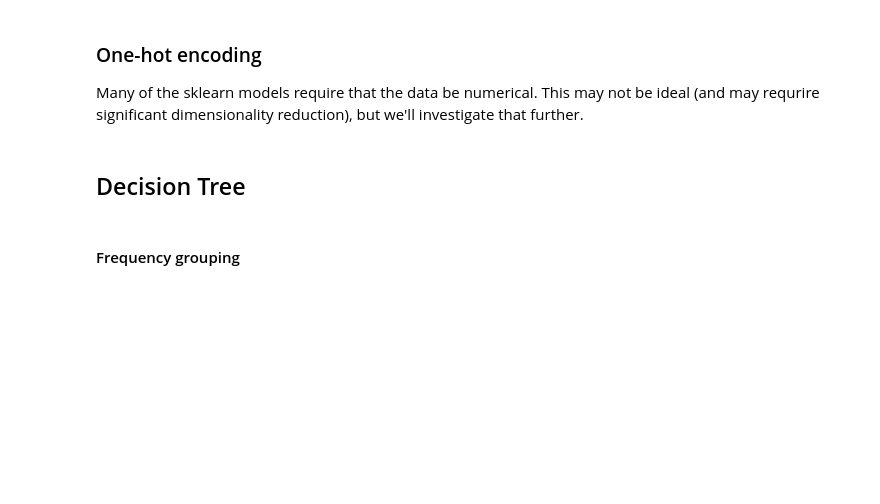
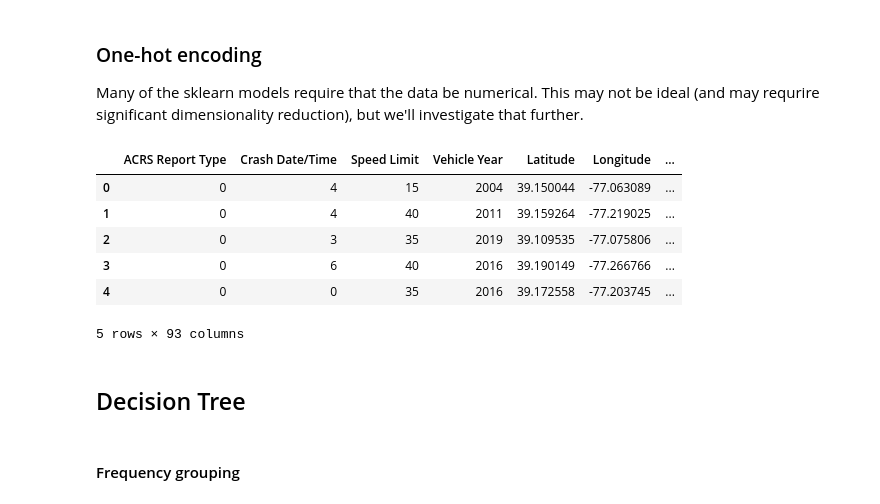
Before and after one commit to jrsmith03/TrafficPrediction, a Jupyter notebook: proj.ipynb, the cells around one changed output. Saved outputs shown, nothing was run; the diff lists cells and outputs as text; code cells hidden in the pictures; blank space fills up the shorter version.

```diff
--- a/proj.ipynb
+++ b/proj.ipynb
@@ -310,3 +335,13 @@ Name: count, dtype: int64
+# %%
+data['Vehicle Movement'].replace('STARTING FROM PARKED', 'PARKING', inplace=True)
+data['Vehicle Movement'].replace('STARTING FROM LANE', 'CHANGING LANES', inplace=True)
+data['Vehicle Movement'].replace('ENTERING TRAFFIC LANE', 'CHANGING LANES', inplace=True)
+data['Vehicle Movement'].replace('LEAVING TRAFFIC LANE', 'CHANGING LANES', inplace=True)
+
+data['Vehicle Movement'].value_counts()
+
+# PARKING
+# CHANGING LANES
 # %%
 data.loc[(data['Driver Substance Abuse'] != 'NONE DETECTED') & (data['Driver Distracted By'].isna()), 'Driver Distracted By'] = 'SUBSTANCE ABUSE'
 
@@ -399,10 +438,10 @@ from sklearn.metrics import accuracy_score, classification_report
 # %%
 data['Injury Severity'] = data['Injury Severity'].map({'NO APPARENT INJURY': 0, 'POSSIBLE INJURY': 1, 'SUSPECTED MINOR INJURY': 2, 'SUSPECTED SERIOUS INJURY': 3, 'FATAL INJURY': 4})
-# labels = data['Injury Severity']
-# features = data.drop('Injury Severity', axis=1)
+labels = data['Injury Severity']
+features = data.drop('Injury Severity', axis=1)
 
-# feature_freq = features.copy()
-# for row in feature_freq :
-#     print(row)
-#     i = feature_freq.groupby(row).size() / len(features)
-#     feature_freq[row] = feature_freq[row].apply(lambda x : i[x])
+feature_freq = features.copy()
+for row in feature_freq :
+    print(row)
+    i = feature_freq.groupby(row).size() / len(features)
+    feature_freq[row] = feature_freq[row].apply(lambda x : i[x])
@@ -410,11 +468,18 @@ data['Injury Severity'] = data['Injury Severity'].map({'NO APPARENT INJURY': 0,
 ### One-hot encoding
 Many of the sklearn models require that the data be numerical. This may not be ideal (and may requrire significant dimensionality reduction), but we'll investigate that further.
 # %%
+features_ohe = pd.get_dummies(features)
+X_train, X_test, Y_train, Y_test = train_test_split(features_ohe, labels, test_size=0.2)
 
-# features_ohe = pd.get_dummies(features)
-# X_train, X_test, Y_train, Y_test = train_test_split(features_ohe, labels, test_size=0.2)
-
-# features_ohe.head()
+features_ohe.head()
+# %% [output]
+|  | ACRS Report Type | Crash Date/Time | Speed Limit | Vehicle Year | Latitude | Longitude | ... |
+| 0 | 0 | 4 | 15 | 2004 | 39.150044 | -77.063089 | ... |
+| 1 | 0 | 4 | 40 | 2011 | 39.159264 | -77.219025 | ... |
+| 2 | 0 | 3 | 35 | 2019 | 39.109535 | -77.075806 | ... |
+| 3 | 0 | 6 | 40 | 2016 | 39.190149 | -77.266766 | ... |
+| 4 | 0 | 0 | 35 | 2016 | 39.172558 | -77.203745 | ... |
+5 rows × 93 columns
 # %% [markdown]
 ## Decision Tree
 # %% [markdown]
```
Also changed, not shown: parts of 11 cells of this notebook.
